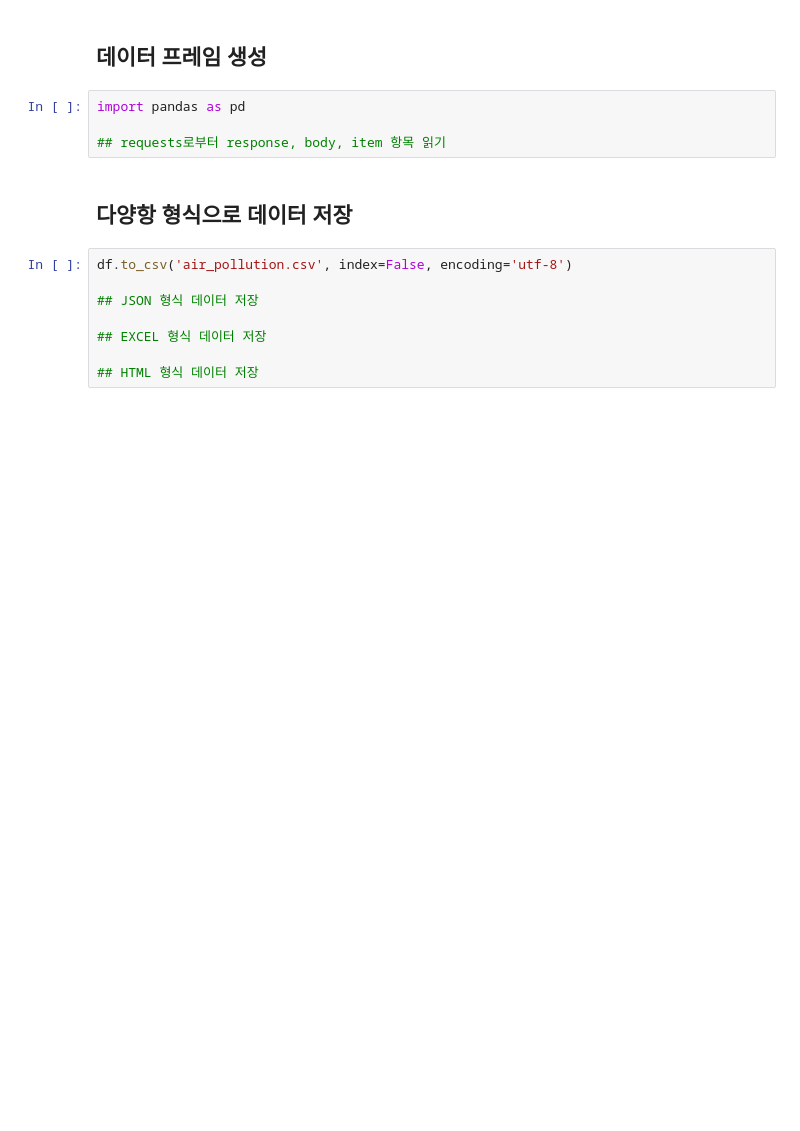
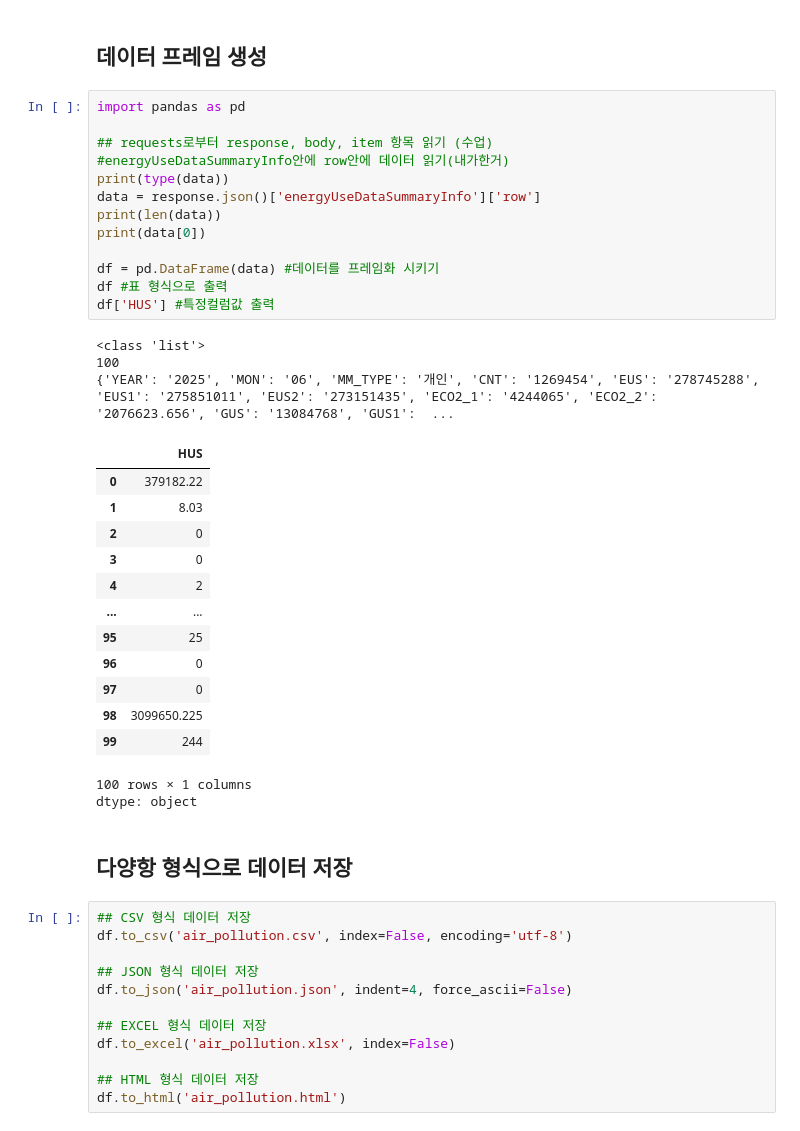
Before and after one commit to zellning/Data-Analysis-with-Open-Source, a Jupyter notebook: 오픈소스_데이터_분석_5강.ipynb, the cells around one changed output. Cells and saved outputs as stored; diff of their text form; blank space fills up the shorter version.

```diff
--- a/오픈소스_데이터_분석_5강.ipynb
+++ b/오픈소스_데이터_분석_5강.ipynb
@@ -127,16 +166,47 @@ response = requests.get(url, params=params)
 # %% [markdown]
 ## 데이터 프레임 생성
-# %%
-import pandas as pd
-
-## requests로부터 response, body, item 항목 읽기
+# %%
+import pandas as pd
+
+## requests로부터 response, body, item 항목 읽기 (수업)
+#energyUseDataSummaryInfo안에 row안에 데이터 읽기(내가한거)
+print(type(data))
+data = response.json()['energyUseDataSummaryInfo']['row']
+print(len(data))
+print(data[0])
+
+df = pd.DataFrame(data) #데이터를 프레임화 시키기
+df #표 형식으로 출력
+df['HUS'] #특정컬럼값 출력
+# %% [output]
+<class 'list'>
+100
+{'YEAR': '2025', 'MON': '06', 'MM_TYPE': '개인', 'CNT': '1269454', 'EUS': '278745288', 'EUS1': '275851011', 'EUS2': '273151435', 'ECO2_1': '4244065', 'ECO2_2': '2076623.656', 'GUS': '13084768', 'GUS1':  ...
+|  | HUS |
+| 0 | 379182.22 |
+| 1 | 8.03 |
+| 2 | 0 |
+| 3 | 0 |
+| 4 | 2 |
+| ... | ... |
+| 95 | 25 |
+| 96 | 0 |
+| 97 | 0 |
+| 98 | 3099650.225 |
+| 99 | 244 |
+100 rows × 1 columns
+dtype: object
 # %% [markdown]
 ## 다양항 형식으로 데이터 저장
 # %%
+## CSV 형식 데이터 저장
 df.to_csv('air_pollution.csv', index=False, encoding='utf-8')
 
 ## JSON 형식 데이터 저장
+df.to_json('air_pollution.json', indent=4, force_ascii=False)
 
 ## EXCEL 형식 데이터 저장
+df.to_excel('air_pollution.xlsx', index=False)
 
 ## HTML 형식 데이터 저장
+df.to_html('air_pollution.html')
```
Also changed, not shown: parts of 6 cells of this notebook.
